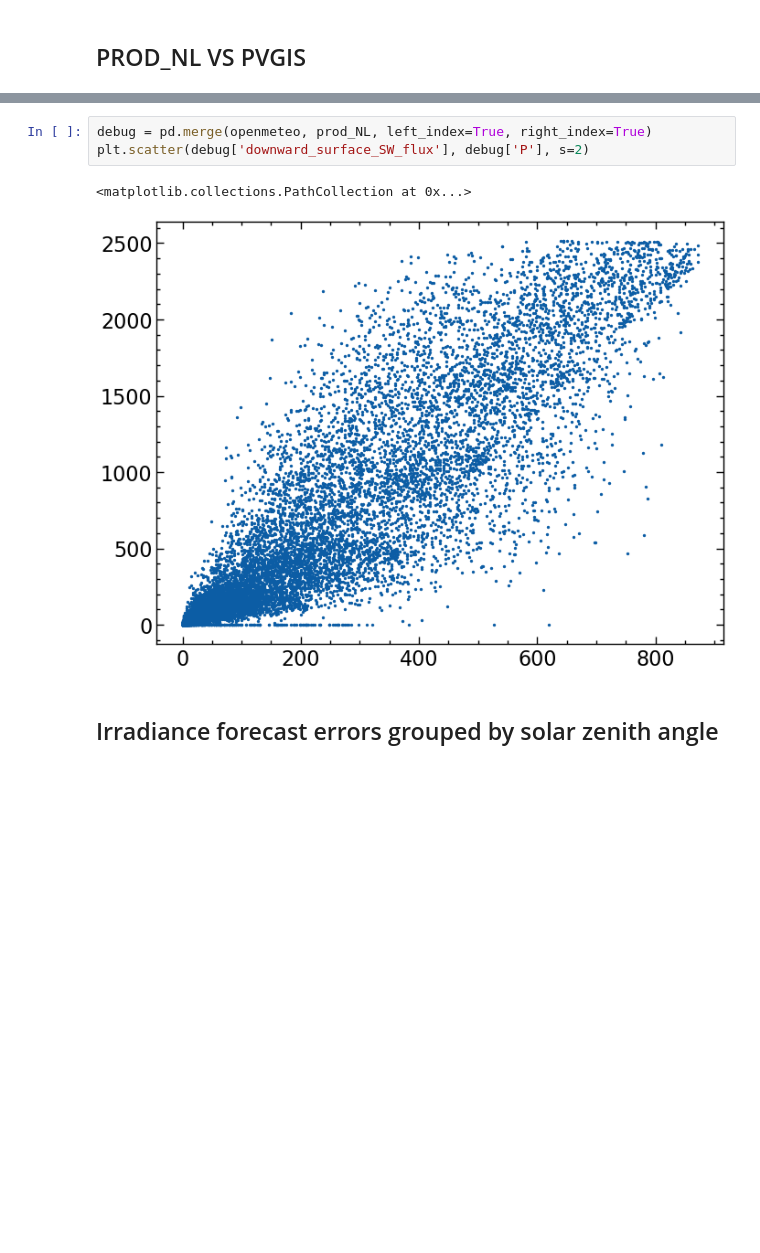
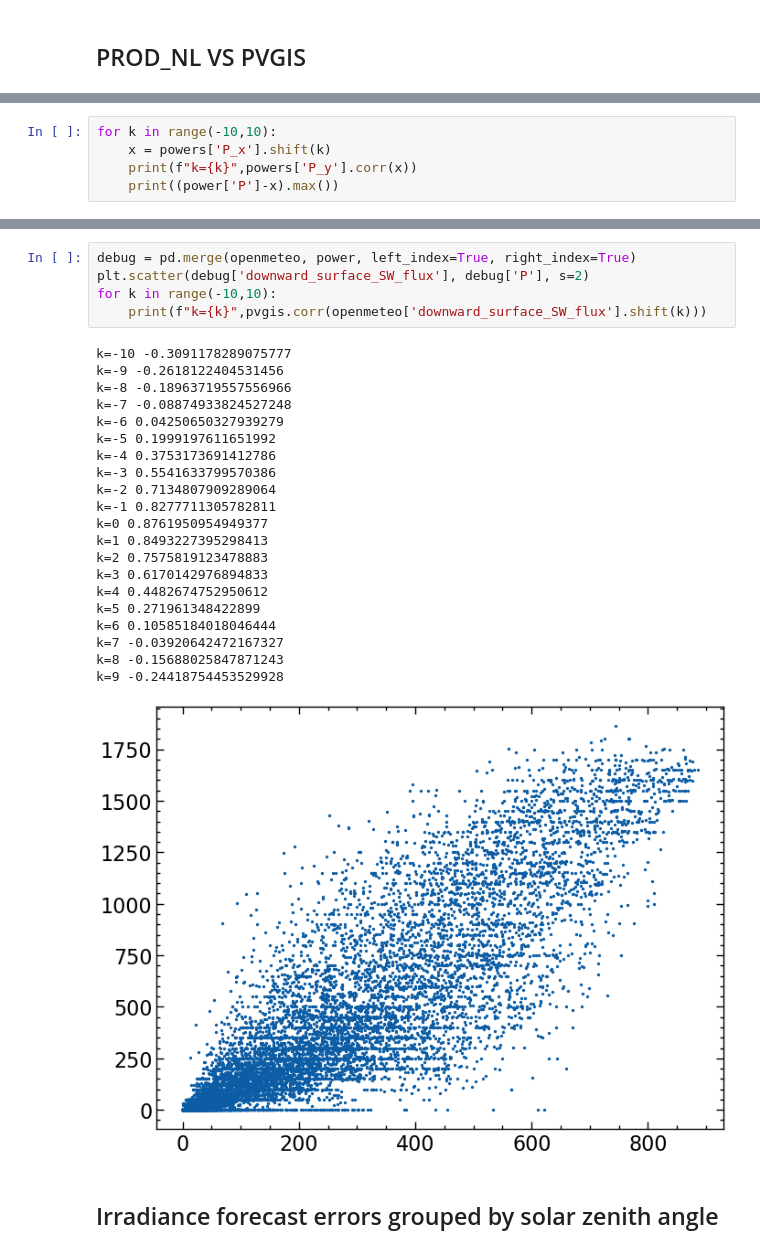
Before and after one commit to RobbeVDE/SolNet-2, a Jupyter notebook: DataCleaning.ipynb, the cells around one changed output, grey strips where cells are left out. Drawn from its saved outputs; the diff is of its cells as text; blank space fills up the shorter version.

```diff
--- a/DataCleaning.ipynb
+++ b/DataCleaning.ipynb
@@ -147,0 +140,5 @@ powers.corr()
+# %%
+for k in range(-10,10):
+    x = powers['P_x'].shift(k)
+    print(f"k={k}",powers['P_y'].corr(x))
+    print((power['P']-x).max())
@@ -148,9 +163,30 @@ powers.corr()
 # %%
-debug = pd.merge(openmeteo, prod_NL, left_index=True, right_index=True)
+debug = pd.merge(openmeteo, power, left_index=True, right_index=True)
 plt.scatter(debug['downward_surface_SW_flux'], debug['P'], s=2)
+for k in range(-10,10):
+    print(f"k={k}",pvgis.corr(openmeteo['downward_surface_SW_flux'].shift(k)))
 # %% [output]
-<matplotlib.collections.PathCollection at 0x...>
+k=-10 -0.3091178289075777
+k=-9 -0.2618122404531456
+k=-8 -0.18963719557556966
+k=-7 -0.08874933824527248
+k=-6 0.04250650327939279
+k=-5 0.1999197611651992
+k=-4 0.3753173691412786
+k=-3 0.5541633799570386
+k=-2 0.7134807909289064
+k=-1 0.8277711305782811
+k=0 0.8761950954949377
+k=1 0.8493227395298413
+k=2 0.7575819123478883
+k=3 0.6170142976894833
+k=4 0.4482674752950612
+k=5 0.271961348422899
+k=6 0.10585184018046444
+k=7 -0.03920642472167327
+k=8 -0.15688025847871243
+k=9 -0.24418754453529928
-[figure, old version]
+[figure, new version]
 # %% [markdown]
 ## Irradiance forecast errors grouped by solar zenith angle
 # %%
```
Also changed, not shown: parts of 16 cells of this notebook, 23 other files.
